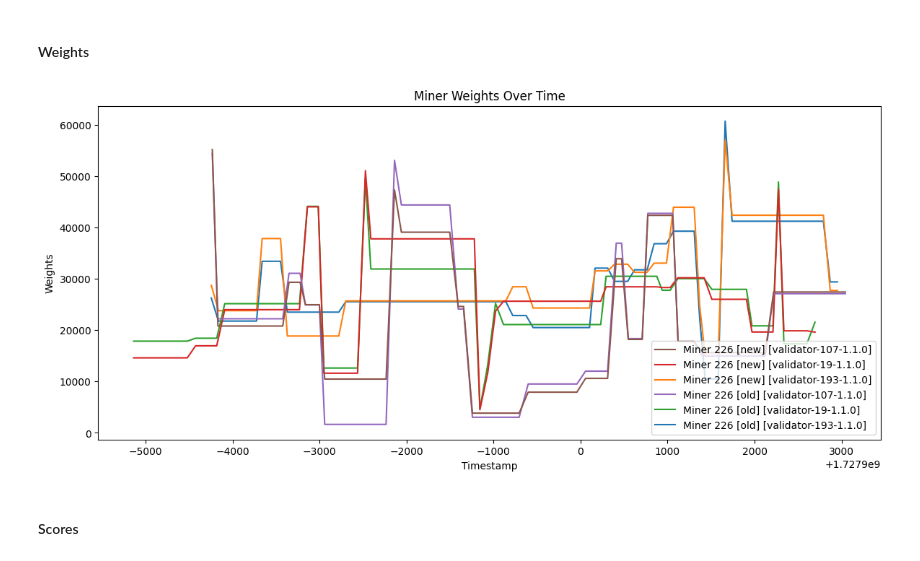
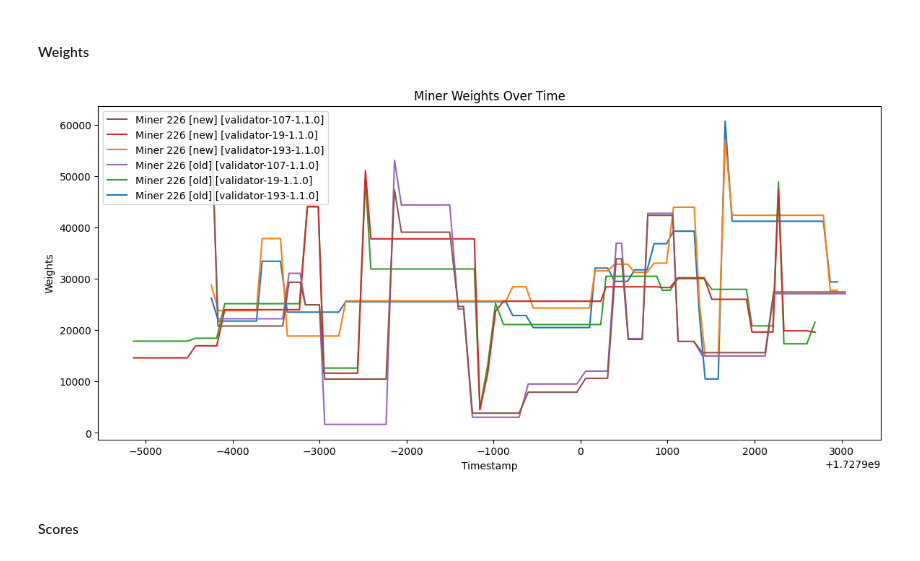
Before and after one commit to BitMind-AI/incentive-simulator, a Jupyter notebook: simulation.ipynb, the cells around one changed output. Drawn from its saved outputs; the diff is of its cells as text; code cells hidden in the pictures.

Commit message:
moving plot

```diff
--- a/simulation.ipynb
+++ b/simulation.ipynb
@@ -140,14 +140,14 @@ end_idx = -1
 # %%
 plot_multi_validator_metric(
     SCORED_DFS,
     idx_range=[start_idx, end_idx],
     metric='weights',
     suffixes=['old', 'new'],
     uids=[uids[0]],
     map_uids_to_colors=False,
-    legend_loc='lower right')
+    legend_loc='upper left')
 # %% [output]
-[figure, old version]
+[figure, new version]
 # %% [markdown]
 #### Scores
 # %%
```
